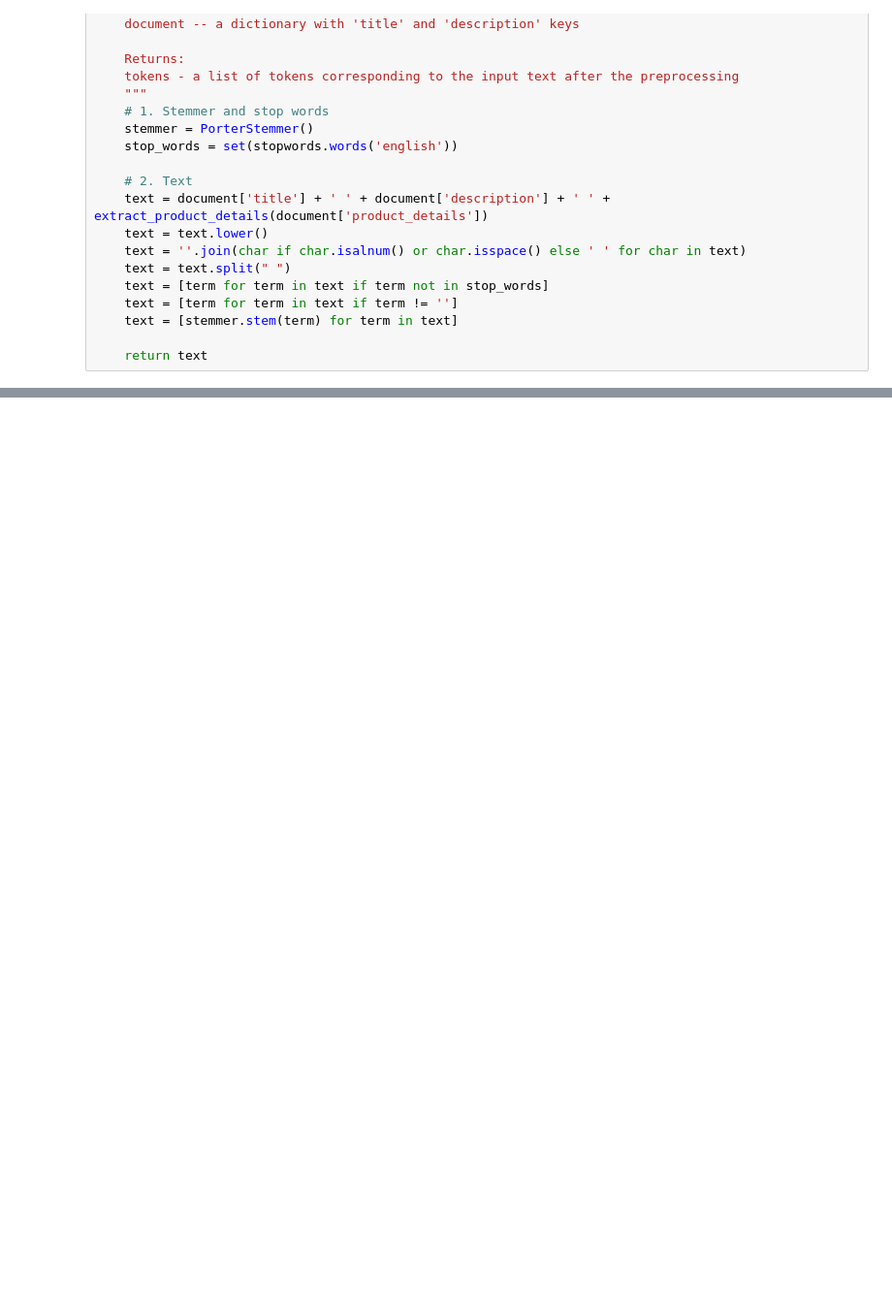
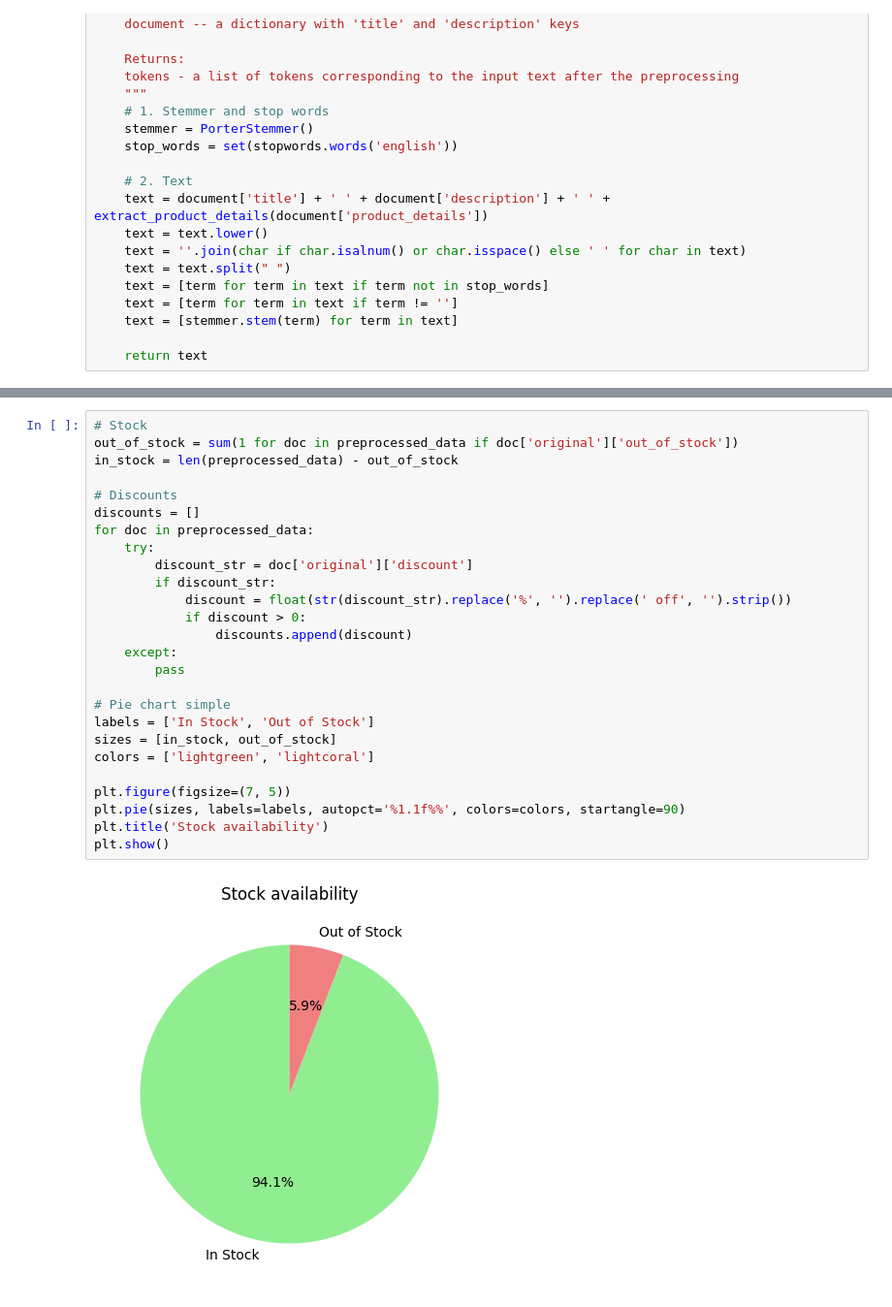
Before and after one commit to stanciuantonio/irwa-search-engine, a Jupyter notebook: project_progress/part_1/part_1.ipynb, the cells around one changed output, grey strips where cells are left out. Shown: that part at 97% size. Cells and saved outputs as stored; diff of their text form; blank space fills up the shorter version.

```diff
--- a/project_progress/part_1/part_1.ipynb
+++ b/project_progress/part_1/part_1.ipynb
@@ -186,0 +298,28 @@ Vocabulary Size: 20906
+# %%
+# Stock
+out_of_stock = sum(1 for doc in preprocessed_data if doc['original']['out_of_stock'])
+in_stock = len(preprocessed_data) - out_of_stock
+
+# Discounts
+discounts = []
+for doc in preprocessed_data:
+    try:
+        discount_str = doc['original']['discount']
+        if discount_str:
+            discount = float(str(discount_str).replace('%', '').replace(' off', '').strip())
+            if discount > 0:
+                discounts.append(discount)
+    except:
+        pass
+
+# Pie chart simple
+labels = ['In Stock', 'Out of Stock']
+sizes = [in_stock, out_of_stock]
+colors = ['lightgreen', 'lightcoral']
+
+plt.figure(figsize=(7, 5))
+plt.pie(sizes, labels=labels, autopct='%1.1f%%', colors=colors, startangle=90)
+plt.title('Stock availability')
+plt.show()
+# %% [output]
+[figure, added]
```
Also changed, not shown: parts of 12 cells of this notebook.
